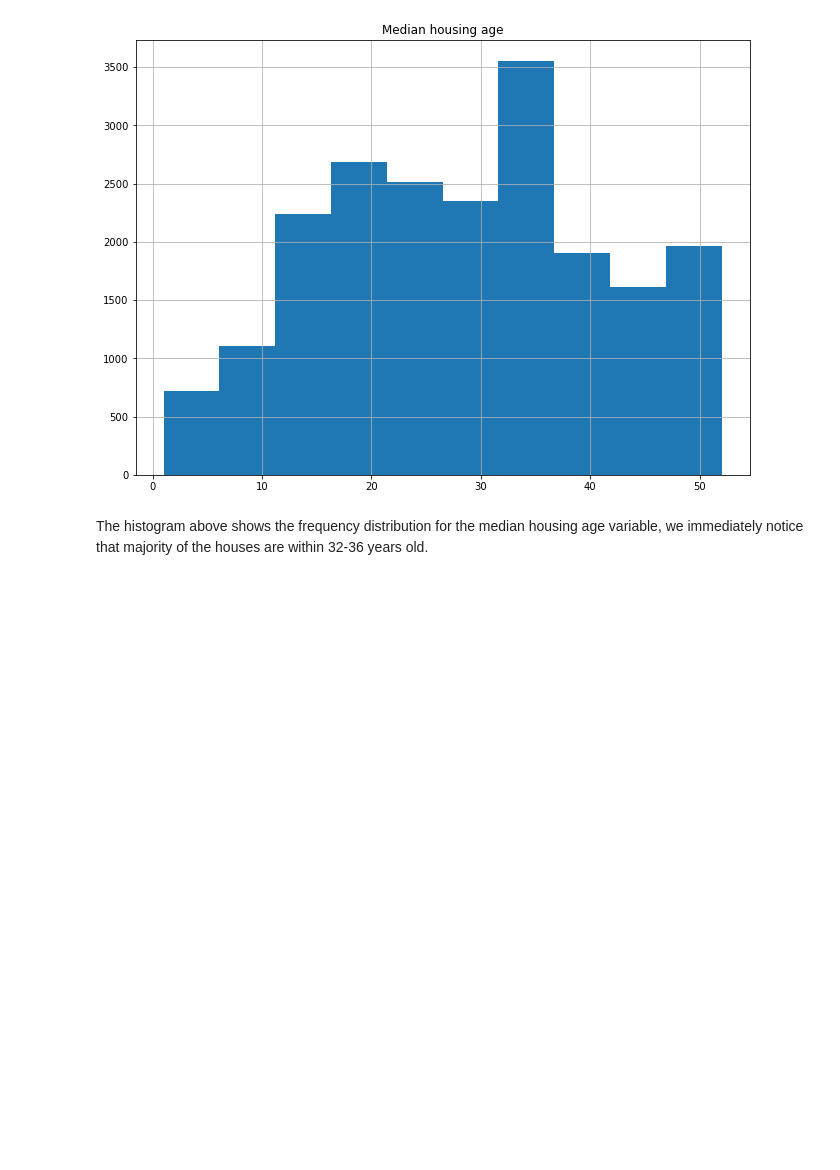
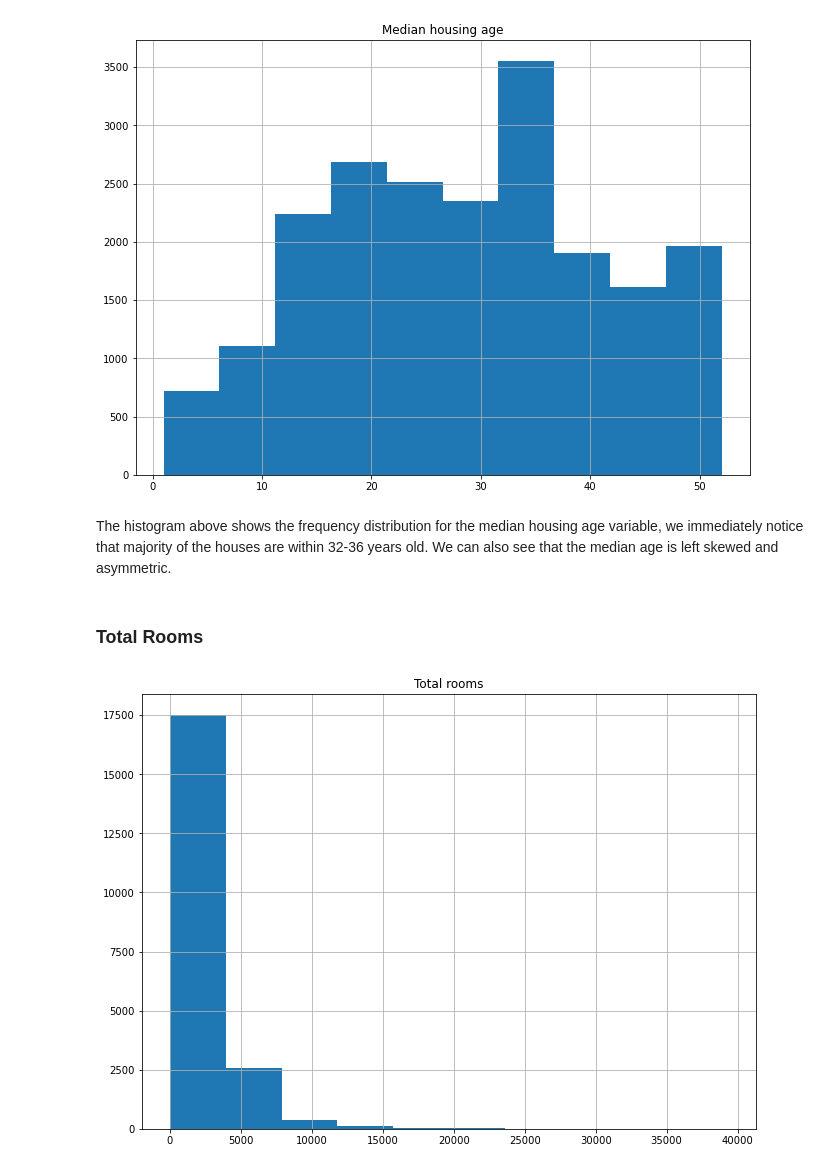
Before and after one commit to DerKaiser7/Data-Portfolio, a Jupyter notebook: EDA/california_housing.ipynb, the cells around one changed output. Cells and saved outputs as stored; diff of their text form; code cells hidden in the pictures; blank space fills up the shorter version.

```diff
--- a/EDA/california_housing.ipynb
+++ b/EDA/california_housing.ipynb
@@ -203,4 +203,10 @@ plot_histogram(housing_df, 'housing_median_age', 'Median housing age')
 # %% [output]
 [figure]
 # %% [markdown]
-The histogram above shows the frequency distribution for the median housing age variable, we immediately notice that majority of the houses are within 32-36 years old.
+The histogram above shows the frequency distribution for the median housing age variable, we immediately notice that majority of the houses are within 32-36 years old. We can also see that the median age is left skewed and asymmetric.
+# %% [markdown]
+<h3>Total Rooms</h3>
+# %%
+plot_histogram(housing_df, 'total_rooms', 'Total rooms')
+# %% [output]
+[figure, added]
```
Also changed, not shown: parts of 13 cells of this notebook, 1 other file.
